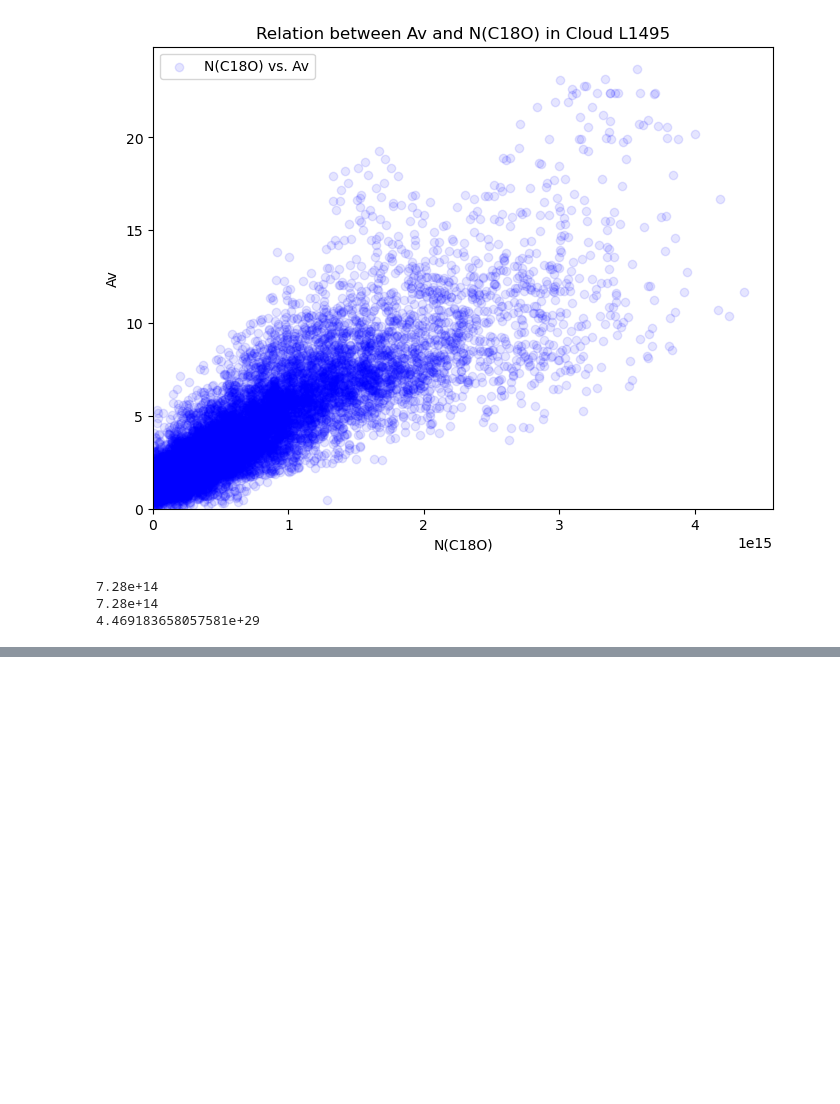
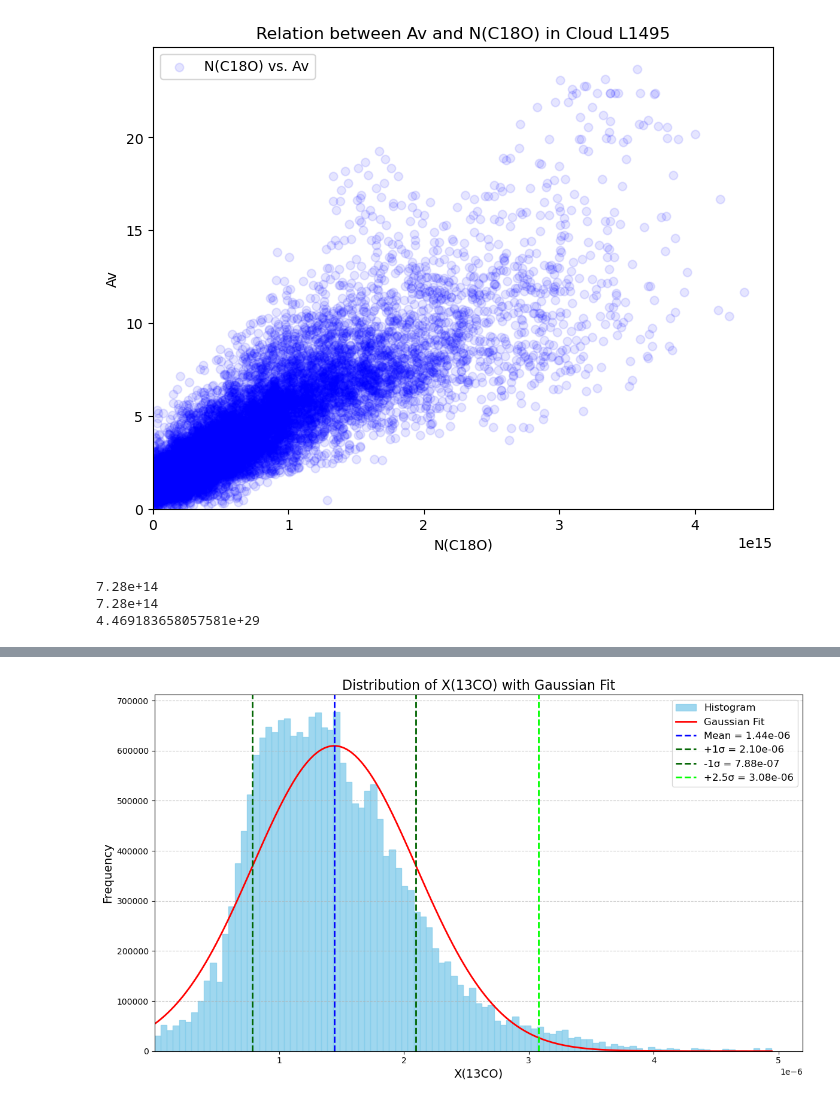
Before and after one commit to zekatski/Cold-Gas, a Jupyter notebook: Data_sets/Cold Gas Project.ipynb, the cells around one changed output, grey strips where cells are left out. Cells and saved outputs as stored; diff of their text form; code cells hidden in the pictures; blank space fills up the shorter version.

```diff
--- a/Data_sets/Cold Gas Project.ipynb
+++ b/Data_sets/Cold Gas Project.ipynb
@@ -266,0 +273,44 @@ plt.show()
+# %%
+# Erstelle den Plot
+plt.figure(figsize=(12, 7))
+
+# Filtere die Daten
+pv_X13CO = (df['X(13CO)'] >= 0) & (df['X(13CO)'] <= 0.5e-5)  # Boolesche Maske erstellen
+data_13CO = df['X(13CO)'][pv_X13CO]  # Gefilterte Daten
+
+# Plot des Histogramms mit automatischer Skalierung
+plt.hist(data_13CO, bins=100, density=True, color='skyblue', edgecolor='skyblue', alpha=0.8, label='Histogram')
+
+# Berechnung der Gauß-Verteilung
+mean_13CO = np.mean(data_13CO)  # Mittelwert
+std_13CO = np.std(data_13CO)    # Standardabweichung
+x_13CO = np.linspace(min(data_13CO), max(data_13CO), 1000)  # x-Werte für PDF
+pdf_13CO = norm.pdf(x_13CO, mean_13CO, std_13CO)  # PDF der Normalverteilung
+
+# Plot der Gauß-Kurve
+plt.plot(x_13CO, pdf_13CO, color='red', lw=2, label='Gaussian Fit')
+
+# Vertikale Linien für Mittelwert und ±1σ
+plt.axvline(mean_13CO, color='blue', linestyle='--', lw=2, label=f'Mean = {mean_13CO:.2e}')
+plt.axvline(mean_13CO + std_13CO, color='darkgreen', linestyle='--', lw=2, label=f'+1σ = {mean_13CO + std_13CO:.2e}')
+plt.axvline(mean_13CO - std_13CO, color='darkgreen', linestyle='--', lw=2, label=f'-1σ = {mean_13CO - std_13CO:.2e}')
+plt.axvline(mean_13CO + 2.5*std_13CO, color='lime', linestyle='--', lw=2, label=f'+2.5σ = {mean_13CO + 2.5*std_13CO:.2e}')
+
+# Achsentitel und Plot-Titel
+plt.title('Distribution of X(13CO) with Gaussian Fit', fontsize=16)
+plt.xlabel('X(13CO)', fontsize=14)
+plt.ylabel('Frequency', fontsize=14)
+
+# Gitter und Legende
+plt.grid(axis='y', linestyle='--', alpha=0.7)
+plt.legend(fontsize=12)
+
+# Achsenbereiche optimieren
+plt.xlim(min(data_13CO),)  # x-Achse an die Daten anpassen
+
+
+# Layout optimieren und Plot anzeigen
+plt.tight_layout()
+plt.show()
+# %% [output]
+[figure, added]
```
Also changed, not shown: parts of 3 cells of this notebook.
